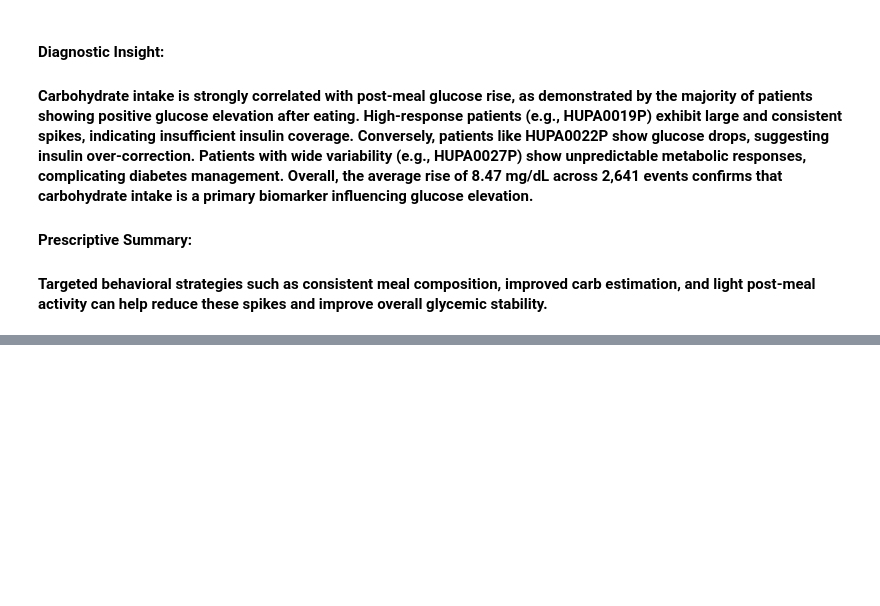
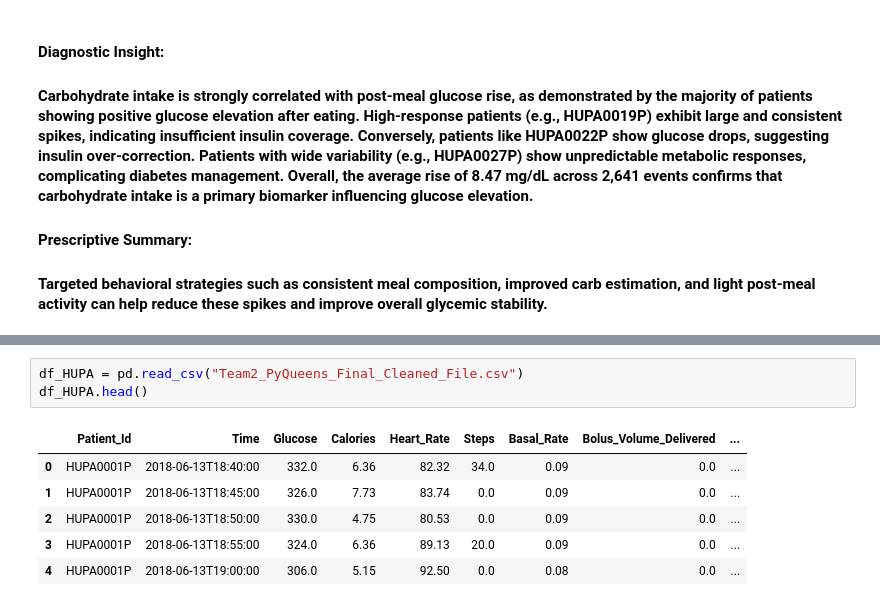
Before and after one commit to purni1986/Team2_-PyQueens_-Python-Hackathon-_MAY-2026, a Jupyter notebook: Abirami/Prescriptive_Analysis_Abirami.ipynb, the cells around one changed output, grey strips where cells are left out. Drawn from its saved outputs; the diff is of its cells as text; blank space fills up the shorter version.

```diff
--- a/Abirami/Prescriptive_Analysis_Abirami.ipynb
+++ b/Abirami/Prescriptive_Analysis_Abirami.ipynb
@@ -145,0 +182,10 @@ Lowest median rise  : HUPA0022P (-25.0 mg/dL)
+# %%
+df_HUPA = pd.read_csv("Team2_PyQueens_Final_Cleaned_File.csv")
+df_HUPA.head()
+# %% [output]
+|  | Patient_Id | Time | Glucose | Calories | Heart_Rate | Steps | Basal_Rate | Bolus_Volume_Delivered | ... |
+| 0 | HUPA0001P | 2018-06-13T18:40:00 | 332.0 | 6.36 | 82.32 | 34.0 | 0.09 | 0.0 | ... |
+| 1 | HUPA0001P | 2018-06-13T18:45:00 | 326.0 | 7.73 | 83.74 | 0.0 | 0.09 | 0.0 | ... |
+| 2 | HUPA0001P | 2018-06-13T18:50:00 | 330.0 | 4.75 | 80.53 | 0.0 | 0.09 | 0.0 | ... |
+| 3 | HUPA0001P | 2018-06-13T18:55:00 | 324.0 | 6.36 | 89.13 | 20.0 | 0.09 | 0.0 | ... |
+| 4 | HUPA0001P | 2018-06-13T19:00:00 | 306.0 | 5.15 | 92.50 | 0.0 | 0.08 | 0.0 | ... |
```
Also changed, not shown: parts of 10 cells of this notebook, 1 other file.
